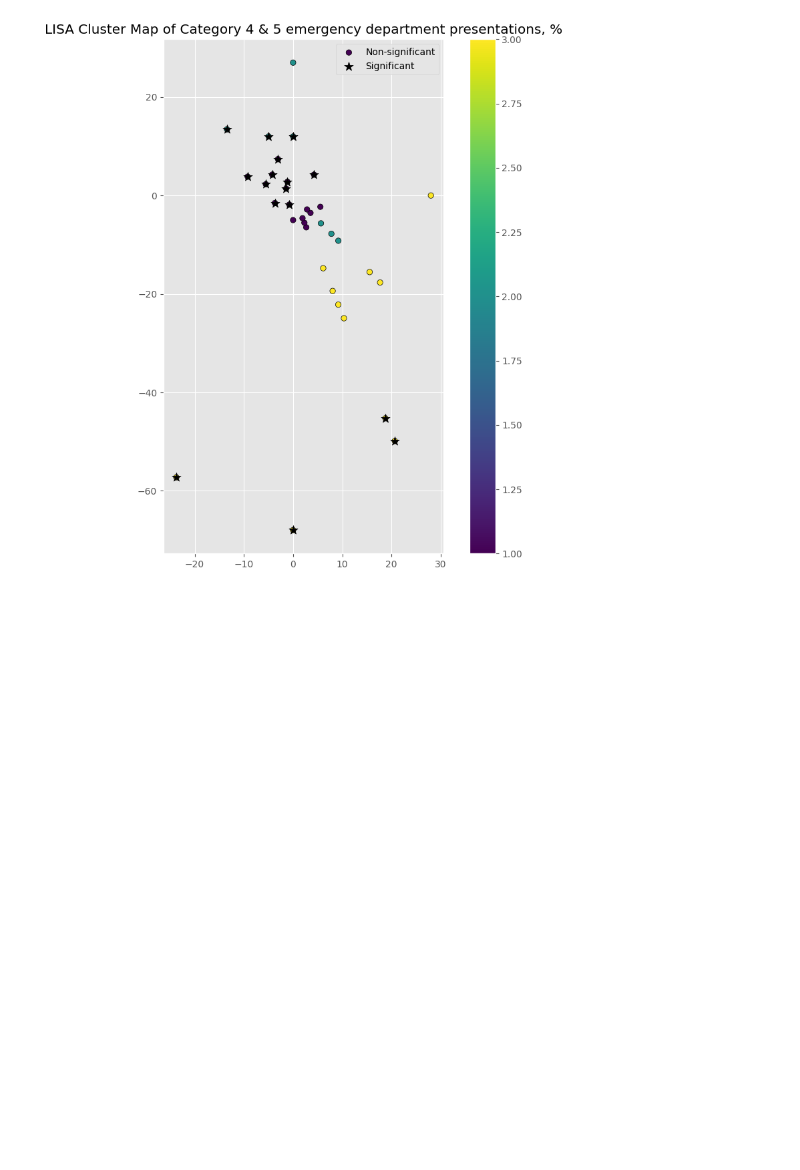
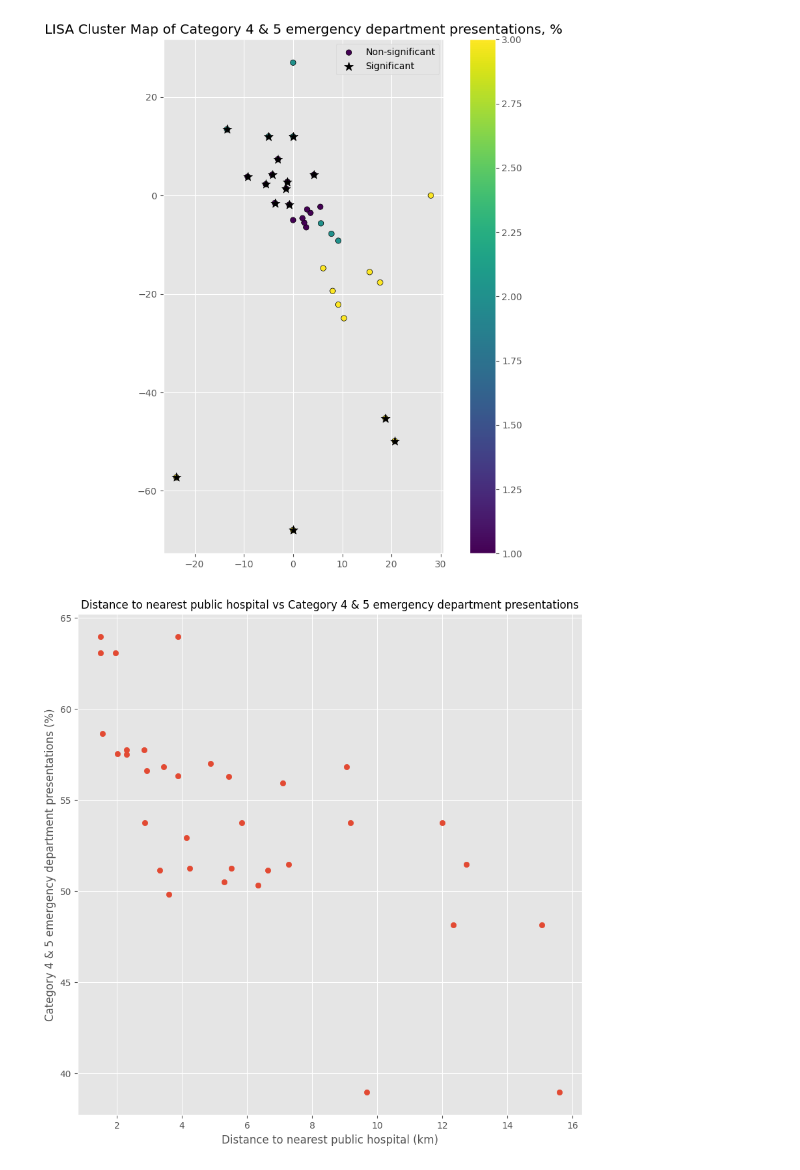
Before and after one commit to Subhasis-Biswas/ML4CPS_Project2, a Jupyter notebook: access_to_healthcare.ipynb, the cells around one changed output. Cells and saved outputs as stored; diff of their text form; code cells hidden in the pictures; blank space fills up the shorter version.

```diff
--- a/access_to_healthcare.ipynb
+++ b/access_to_healthcare.ipynb
@@ -948,3 +1047,13 @@ Significant clusters
 26   St Andrews Beach           3.0
 31              Tyabb           3.0
 [figure]
+# %%
+# plot distance to nearest public hospital vs 'Category 4 & 5 emergency department presentations, %'
+plt.figure(figsize=(10,10))
+plt.scatter(hospital_data['Distance to nearest public hospital'],hospital_data['Category 4 & 5 emergency department presentations, %'])
+plt.xlabel('Distance to nearest public hospital (km)')
+plt.ylabel('Category 4 & 5 emergency department presentations (%)')
+plt.title('Distance to nearest public hospital vs Category 4 & 5 emergency department presentations',fontsize=12)
+plt.show()
+# %% [output]
+[figure, added]
```
Also changed, not shown: parts of 26 cells of this notebook, 1 other file.
